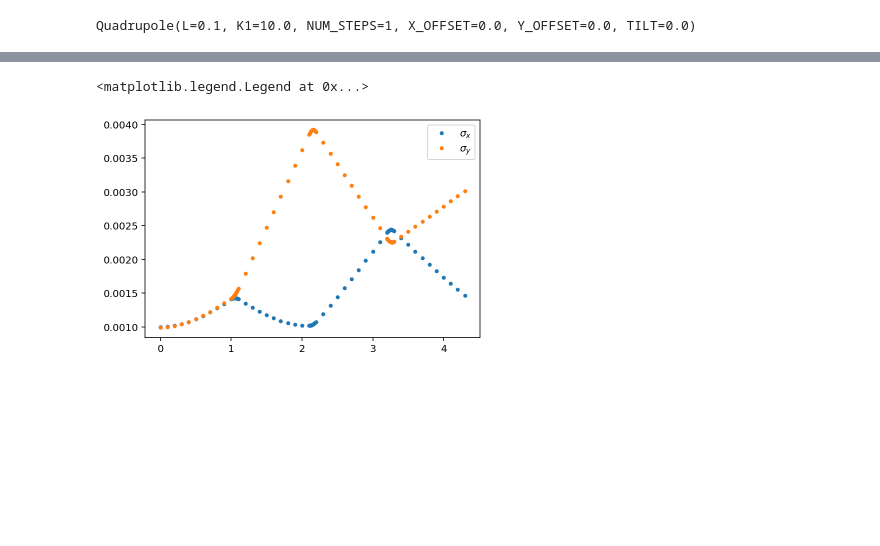
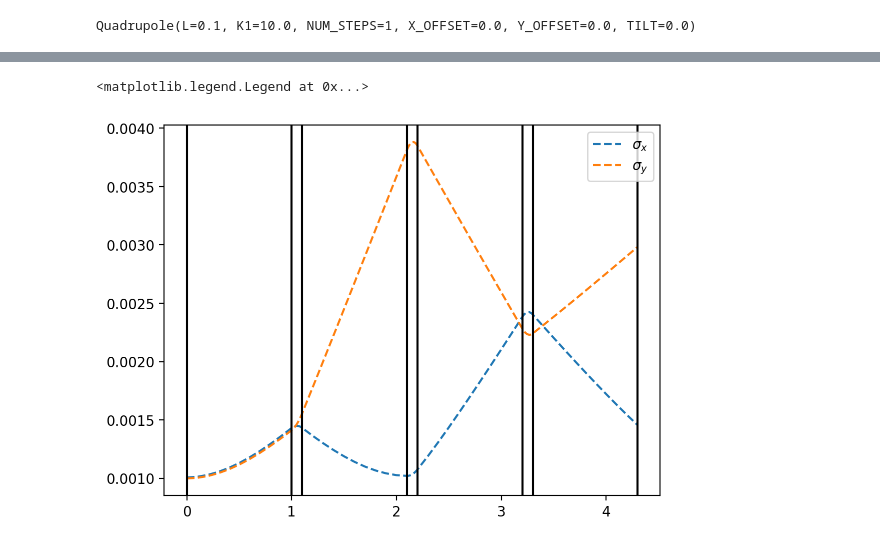
Before and after one commit to bmad-sim/Bmad-X, a Jupyter notebook: docs/examples/basic/basic-tracking.ipynb, the cells around one changed output, grey strips where cells are left out. Saved outputs shown, nothing was run; the diff lists cells and outputs as text; code cells hidden in the pictures; blank space fills up the shorter version.

```diff
--- a/docs/examples/basic/basic-tracking.ipynb
+++ b/docs/examples/basic/basic-tracking.ipynb
@@ -126,10 +126,15 @@ Text(0, 0.5, 'beam size (mm)')
 # %%
 # one can slice every element in the lattice for plotting purposes:
 
-stats = track_lattice_save_stats(beam, lat, n_slices=10)
-plt.plot(stats['s'], stats['sigma_x'], '.', label=r'$\sigma_x$')
-plt.plot(stats['s'], stats['sigma_y'], '.', label=r'$\sigma_y$')
+n_slices = 10
+
+stats = track_lattice_save_stats(beam, lat, n_slices=n_slices)
+# plot with 10 slices per element:
+plt.plot(stats['s'], stats['sigma_x'], '--', label=r'$\sigma_x$')
+plt.plot(stats['s'], stats['sigma_y'], '--', label=r'$\sigma_y$')
+# element entrance/exit for reference:
+[plt.axvline(x, color='black') for x in stats['s'][0::n_slices]]
 plt.legend()
 # %% [output]
 <matplotlib.legend.Legend at 0x...>
-[figure, old version]
+[figure, new version]
```
Also changed, not shown: parts of 7 cells of this notebook, 6 other files.
